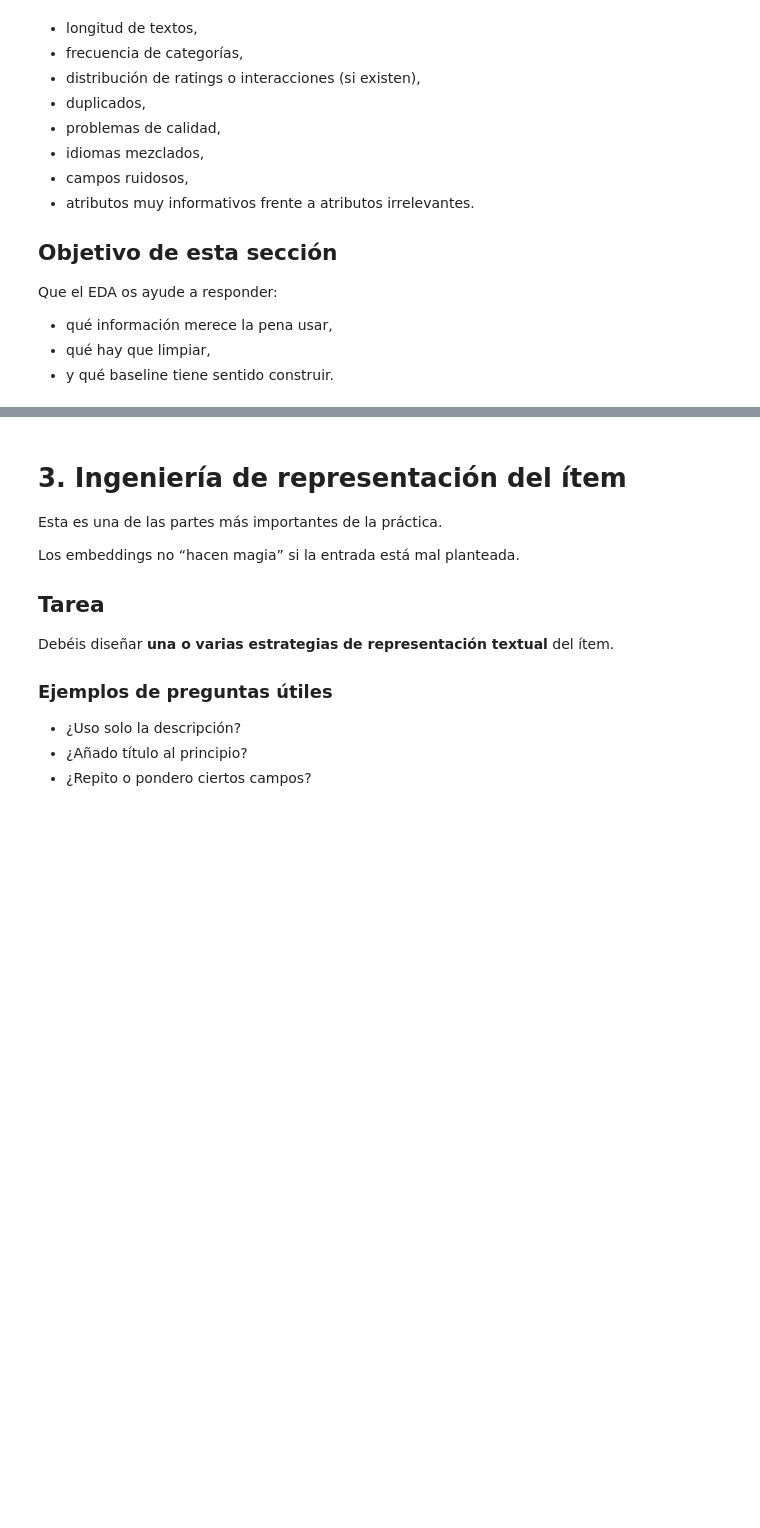
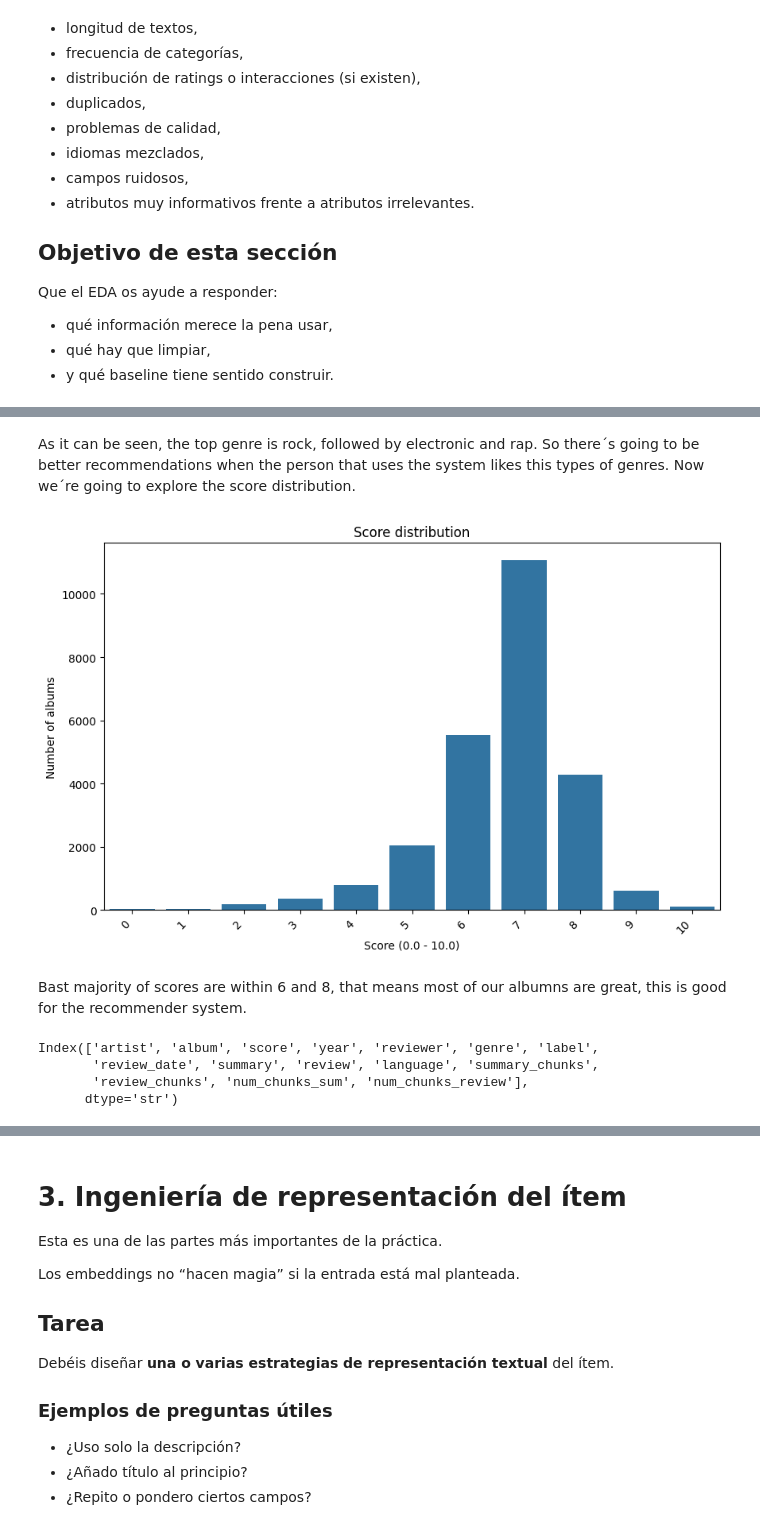
Before and after one commit to carlotaprosper/Music-Recommendator, a Jupyter notebook: enunciado_practica_recomendador_embeddings_modernos.ipynb, the cells around one changed output, grey strips where cells are left out. Drawn from its saved outputs; the diff is of its cells as text; code cells hidden in the pictures; blank space fills up the shorter version.

```diff
--- a/enunciado_practica_recomendador_embeddings_modernos.ipynb
+++ b/enunciado_practica_recomendador_embeddings_modernos.ipynb
@@ -364,5 +585,0 @@ Rows, columns afet duplicates and nans: (25078, 7)
-# %%
-# elimina saltos de línea de cada resumen
-music['summary'] = music['summary'].str.replace("\n", " ", regex=False)
-music['review'] = music['review'].str.replace("\n", " ", regex=False)
-print(music)
@@ -386,0 +588,25 @@ print(music)
+# %%
+import re
+
+def genre_to_list(raw_genre):
+    text = str(raw_genre).strip()
+
+    if text in ['Not Available', 'nan', 'None', '']:
+        return ['Unknown']
+
+    # remove any kind of unwanted character
+    text = re.sub(r'[\[\]\'\"\\+]', '', text)
+
+    text = text.replace('/', ',')
+
+    # split by , and save the genres
+    clean_list = [g.strip() for g in text.split(',') if g.strip()]
+
+    if not clean_list:
+        return ['Unknown']
+
+    return clean_list
+
+music['genre'] = music['genre'].apply(genre_to_list)
+
+display(music.sort_index(ascending=True))
@@ -386,0 +642,27 @@ print(music)
+# %% [markdown]
+As it can be seen, the top genre is rock, followed by electronic and rap. So there´s going to be better recommendations when the person that uses the system likes this types of genres. Now we´re going to explore the score distribution.
+# %%
+scores = music['score'].astype(float).astype(int)
+
+plt.figure(figsize=(10, 6))
+
+sns.countplot(x=scores)
+
+plt.title('Score distribution')
+plt.xlabel('Score (0.0 - 10.0)', )
+plt.ylabel('Number of albums')
+plt.xticks(rotation=45, ha='right')
+
+# Mostrar el gráfico
+plt.show()
+# %% [output]
+[figure, added]
+# %% [markdown]
+Bast majority of scores are within 6 and 8, that means most of our albumns are great, this is good for the recommender system.
+# %%
+music.columns
+# %% [output]
+Index(['artist', 'album', 'score', 'year', 'reviewer', 'genre', 'label',
+       'review_date', 'summary', 'review', 'language', 'summary_chunks',
+       'review_chunks', 'num_chunks_sum', 'num_chunks_review'],
+      dtype='str')
```
Also changed, not shown: parts of 39 cells of this notebook, 2 other files.
